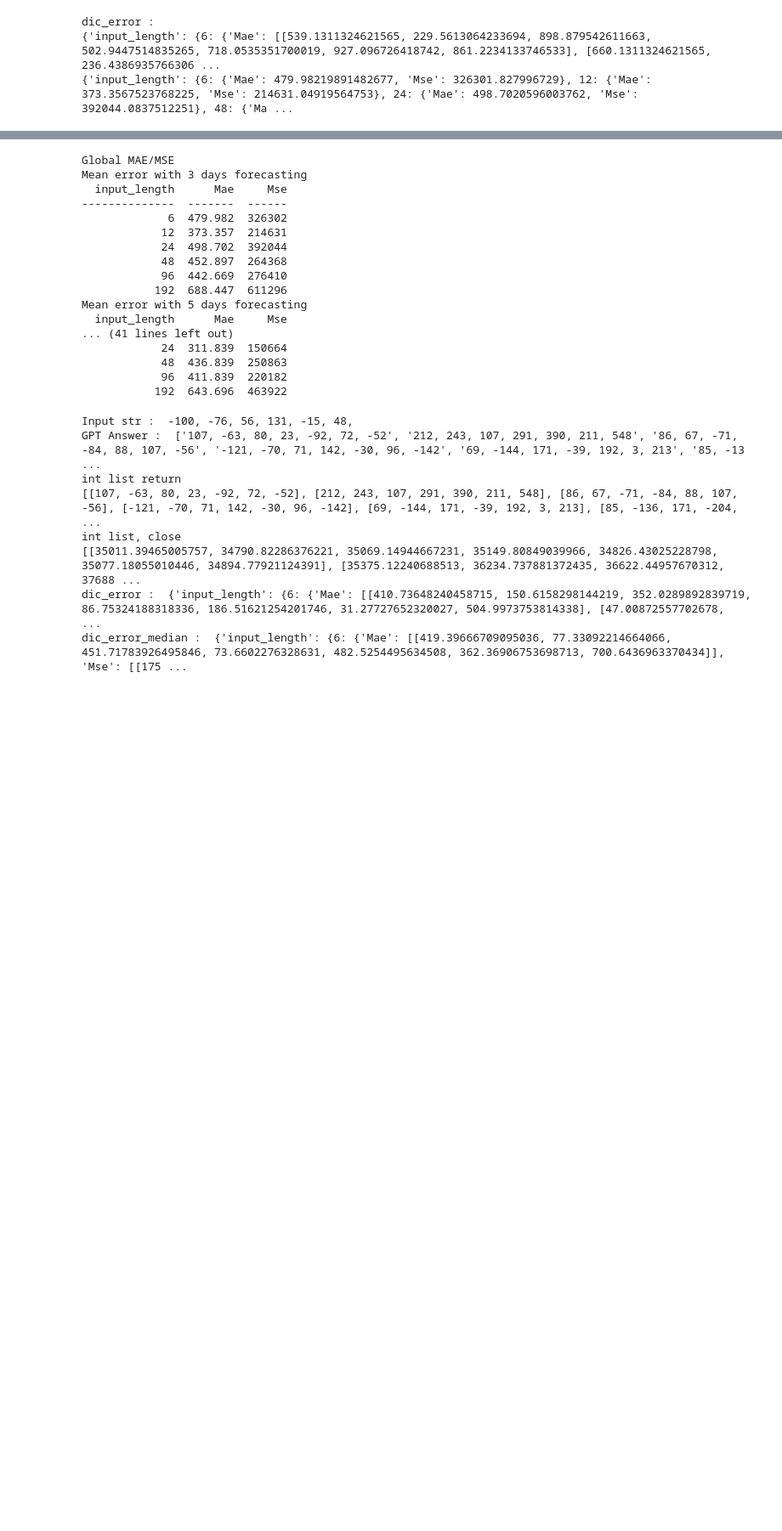
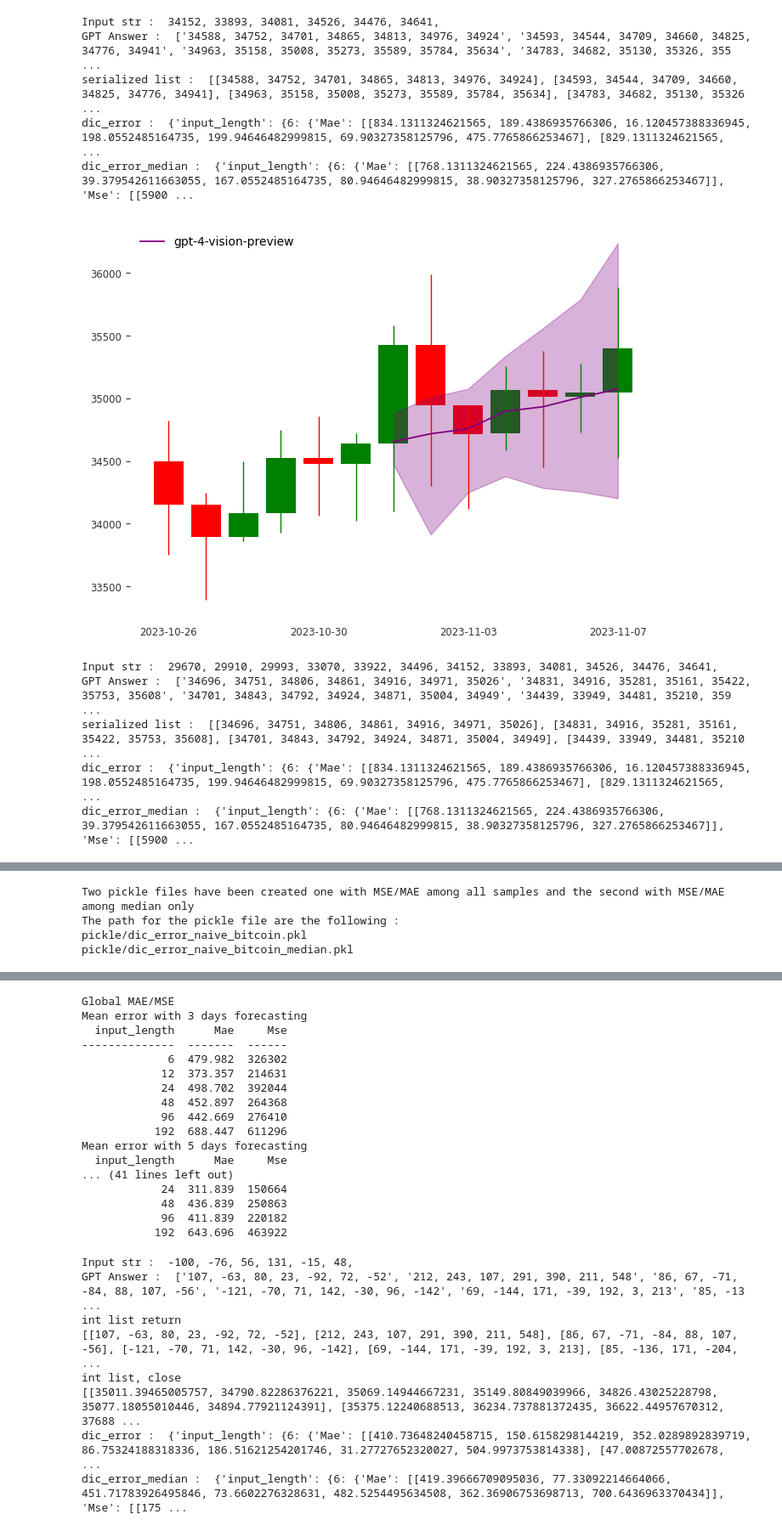
Before and after one commit to ZewiL08/LLM-sandbox, a Jupyter notebook: test.ipynb, the cells around one changed output, grey strips where cells are left out. Shown at 85% size. Cells and saved outputs as stored; diff of their text form; code cells hidden in the pictures; blank space fills up the shorter version.

```diff
--- a/test.ipynb
+++ b/test.ipynb
@@ -56,6 +12,15 @@ dic_error_median :  {'input_length': {6: {'Mae': [[658.6311324621565, 193.438693
-# %%
-all_naive_dic = make_dic_MAE_MSE("naive")
-# %% [output]
-dic_error :
-{'input_length': {6: {'Mae': [[539.1311324621565, 229.5613064233694, 898.879542611663, 502.9447514835265, 718.0535351700019, 927.096726418742, 861.2234133746533], [660.1311324621565, 236.4386935766306 ...
-{'input_length': {6: {'Mae': 479.98219891482677, 'Mse': 326301.827996729}, 12: {'Mae': 373.3567523768225, 'Mse': 214631.04919564753}, 24: {'Mae': 498.7020596003762, 'Mse': 392044.0837512251}, 48: {'Ma ...
+# %%
+data = bitcoin_data( mode = "naive")
+make_prediction(data)
+# %% [output]
+Input str :  34152, 33893, 34081, 34526, 34476, 34641,
+GPT Answer :  ['34588, 34752, 34701, 34865, 34813, 34976, 34924', '34593, 34544, 34709, 34660, 34825, 34776, 34941', '34963, 35158, 35008, 35273, 35589, 35784, 35634', '34783, 34682, 35130, 35326, 355 ...
+serialized list :  [[34588, 34752, 34701, 34865, 34813, 34976, 34924], [34593, 34544, 34709, 34660, 34825, 34776, 34941], [34963, 35158, 35008, 35273, 35589, 35784, 35634], [34783, 34682, 35130, 35326 ...
+dic_error :  {'input_length': {6: {'Mae': [[834.1311324621565, 189.4386935766306, 16.120457388336945, 198.0552485164735, 199.94646482999815, 69.90327358125796, 475.7765866253467], [829.1311324621565,  ...
+dic_error_median :  {'input_length': {6: {'Mae': [[768.1311324621565, 224.4386935766306, 39.379542611663055, 167.0552485164735, 80.94646482999815, 38.90327358125796, 327.2765866253467]], 'Mse': [[5900 ...
+[figure, added]
+Input str :  29670, 29910, 29993, 33070, 33922, 34496, 34152, 33893, 34081, 34526, 34476, 34641,
+GPT Answer :  ['34696, 34751, 34806, 34861, 34916, 34971, 35026', '34831, 34916, 35281, 35161, 35422, 35753, 35608', '34701, 34843, 34792, 34924, 34871, 35004, 34949', '34439, 33949, 34481, 35210, 359 ...
+serialized list :  [[34696, 34751, 34806, 34861, 34916, 34971, 35026], [34831, 34916, 35281, 35161, 35422, 35753, 35608], [34701, 34843, 34792, 34924, 34871, 35004, 34949], [34439, 33949, 34481, 35210 ...
+dic_error :  {'input_length': {6: {'Mae': [[834.1311324621565, 189.4386935766306, 16.120457388336945, 198.0552485164735, 199.94646482999815, 69.90327358125796, 475.7765866253467], [829.1311324621565,  ...
+dic_error_median :  {'input_length': {6: {'Mae': [[768.1311324621565, 224.4386935766306, 39.379542611663055, 167.0552485164735, 80.94646482999815, 38.90327358125796, 327.2765866253467]], 'Mse': [[5900 ...
@@ -61,0 +52,4 @@ dic_error :
+Two pickle files have been created one with MSE/MAE among all samples and the second with MSE/MAE among median only
+The path for the pickle file are the following :
+pickle/dic_error_naive_bitcoin.pkl
+pickle/dic_error_naive_bitcoin_median.pkl
```
Also changed, not shown: parts of 4 cells of this notebook, 22 other files.
